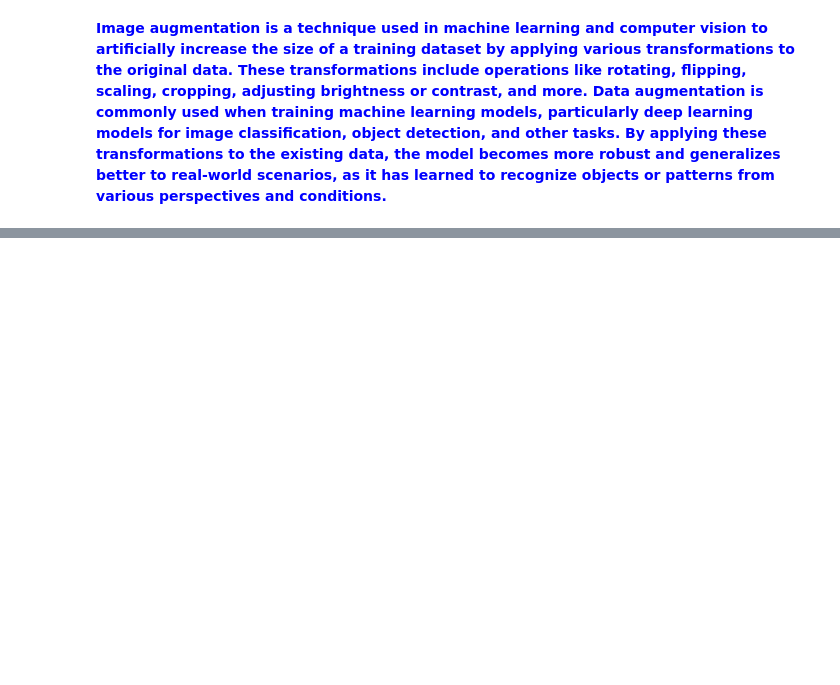
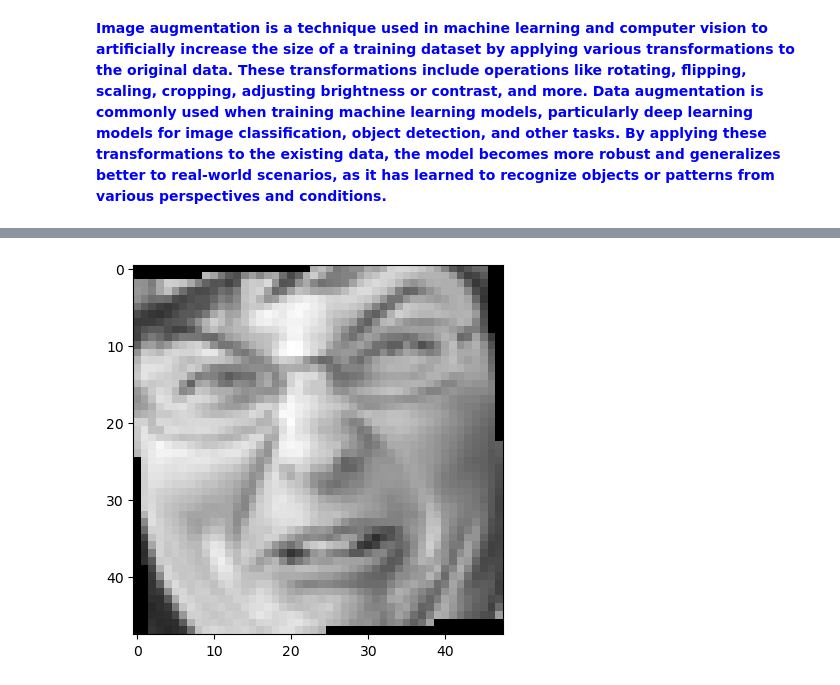
Before and after one commit to sabheen9/CapStone3-Facial_Expression_Classification, a Jupyter notebook: notebooks/Facial_Expression_Classification.ipynb, the cells around one changed output, grey strips where cells are left out. Cells and saved outputs as stored; diff of their text form; code cells hidden in the pictures; blank space fills up the shorter version.

```diff
--- a/notebooks/Facial_Expression_Classification.ipynb
+++ b/notebooks/Facial_Expression_Classification.ipynb
@@ -200,0 +189,37 @@ array([[  0.      , 125.624146, 128.84244 , ...,   0.      ,   0.      ,
+# %%
+def data_augmentation(augmentation_num,Images):
+    # Define the number of augmented images you want per input image
+    num_augmentations = augmentation_num
+
+    # Create an array to store augmented images
+    augmented_images = []
+
+    # Loop through each input image
+    for image in Images:
+        # Ensure that each image has a consistent shape (48, 48)
+        image = image.reshape(48, 48)
+
+        for _ in range(num_augmentations):
+            # Rotate the image by a random angle between -20 and 20 degrees
+            rotated_image = ndimage.rotate(image, np.random.uniform(-20, 20), reshape=False)
+
+            # Flip the image horizontally (left to right) with a 50% probability
+            if np.random.choice([True, False]):
+                rotated_image = np.fliplr(rotated_image)
+
+            # Scale the image by a random factor between 0.8 and 1.2
+            scale_factor = np.random.uniform(0.8, 1.2)
+            scaled_image = cv2.resize(rotated_image, (48, 48), interpolation=cv2.INTER_LINEAR)
+
+            # Append the augmented image to the list
+            augmented_images.append(scaled_image)
+
+    # Convert the list of augmented images back to a NumPy array
+    augmented_images = np.array(augmented_images)
+
+    augmented_images[3]
+    plt.imshow(augmented_images[3].squeeze(),cmap='gray')
+# %%
+data_augmentation(15,disgust_images['pixels'])
+# %% [output]
+[figure, added]
```
Also changed, not shown: parts of 3 cells of this notebook.
